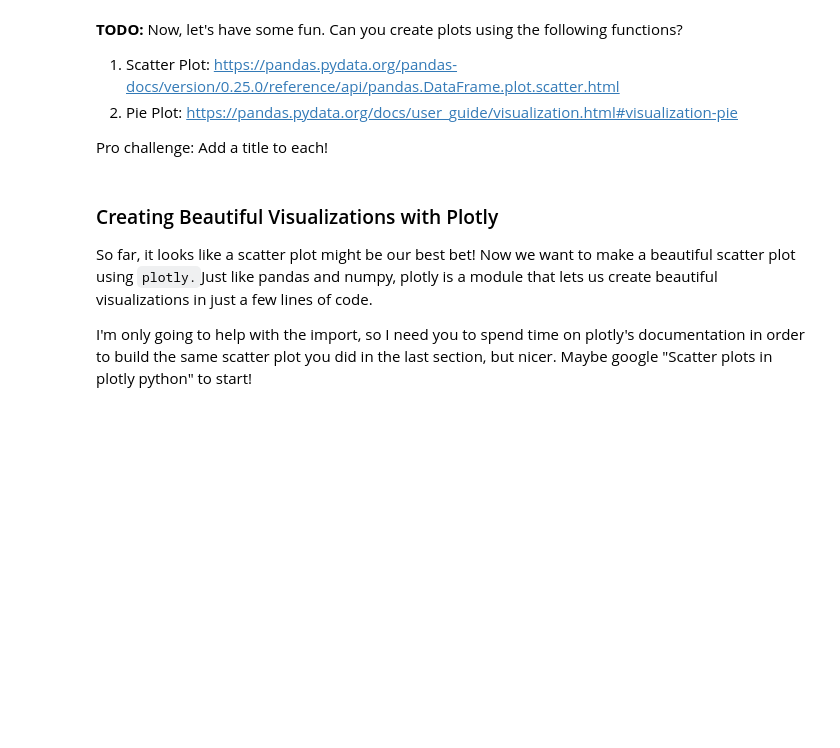
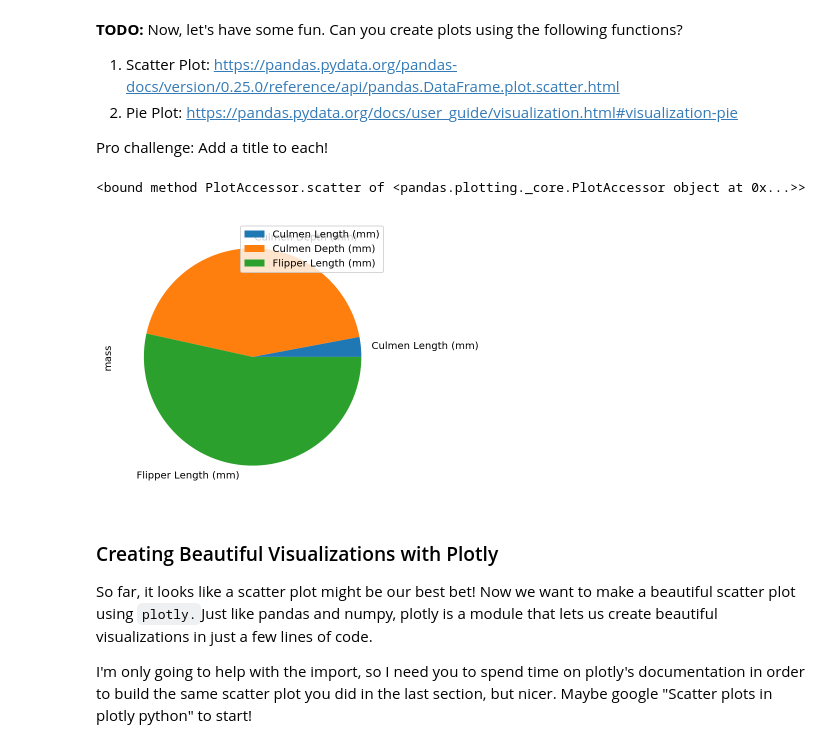
Before and after one commit to brip/SC22-BatchB-shimmering-pythons, a Jupyter notebook: Uryah/EDA_mini_project.ipynb, the cells around one changed output. Saved outputs shown, nothing was run; the diff lists cells and outputs as text; code cells hidden in the pictures; blank space fills up the shorter version.

```diff
--- a/Uryah/EDA_mini_project.ipynb
+++ b/Uryah/EDA_mini_project.ipynb
@@ -207,8 +238,17 @@ I put a simple histogram below that helps me understand how the dataset is distr
 Pro challenge: Add a title to each!
 # %%
 #Create a scatter here
+penguins_dataframe.plot.scatter
+# %% [output]
+<bound method PlotAccessor.scatter of <pandas.plotting._core.PlotAccessor object at 0x...>>
 # %%
 #Create a pie plot here - might look more like art than data science. Is a pie chart a good choice for the column?
+df = pd.DataFrame({'mass': [0.330, 4.87 , 5.97],
+                   'radius': [2439.7, 6051.8, 6378.1]},
+                  index=["Culmen Length (mm)", "Culmen Depth (mm)", "Flipper Length (mm)"])
+plot = df.plot.pie(y='mass', figsize=(5, 5))
+# %% [output]
+[figure, added]
 # %% [markdown]
 ### Creating Beautiful Visualizations with Plotly
 
```
Also changed, not shown: parts of 11 cells of this notebook, 37 other files.
